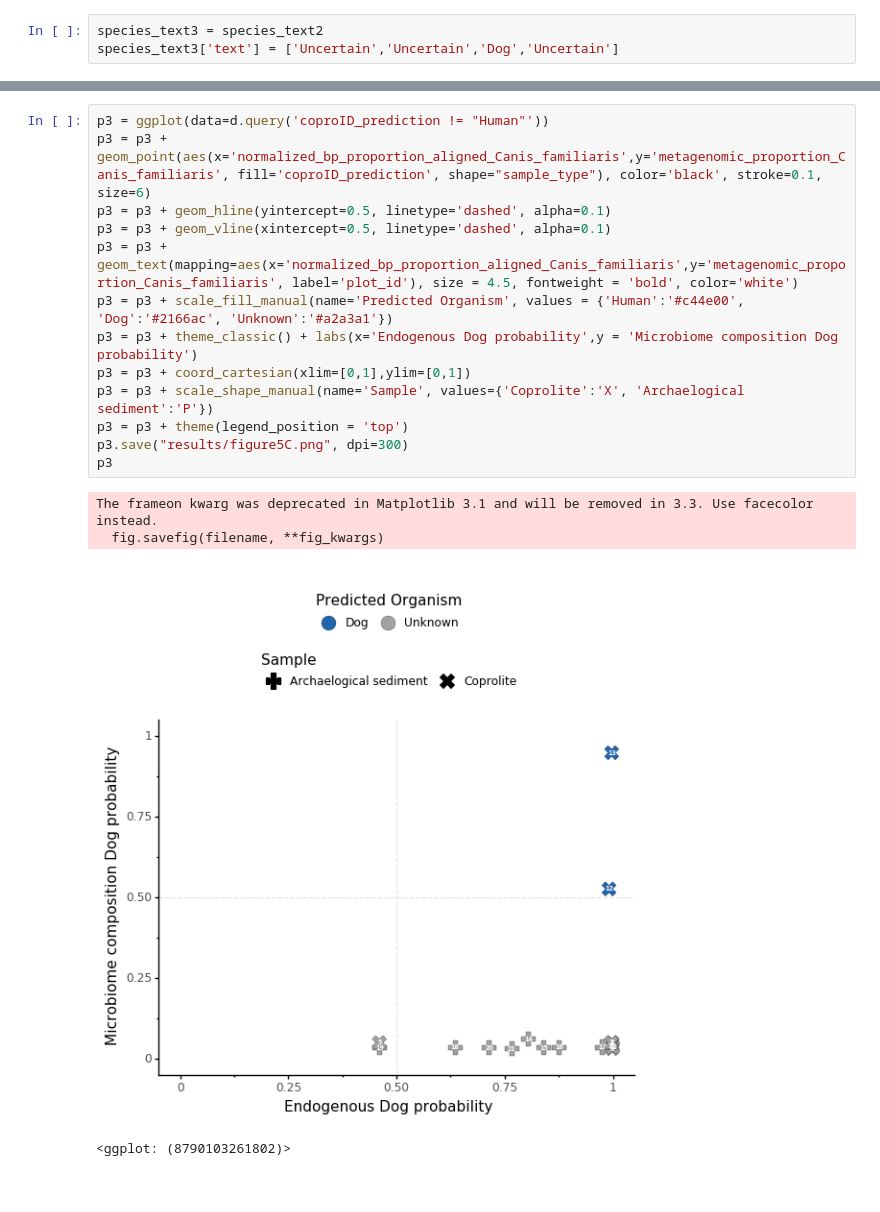
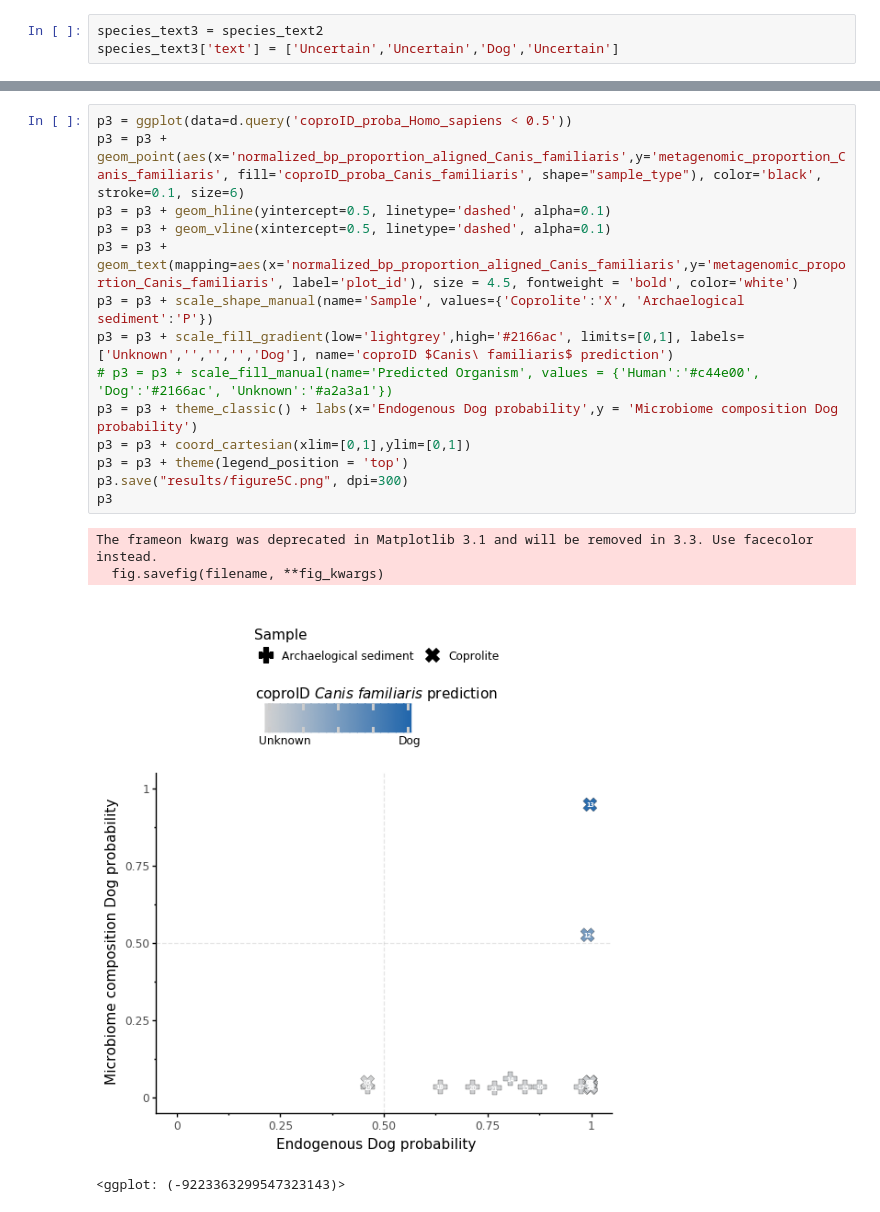
Before and after one commit to maxibor/coproid-article, a Jupyter notebook: figures/figure5/figure5.ipynb, the cells around one changed output, grey strips where cells are left out. Saved outputs shown, nothing was run; the diff lists cells and outputs as text.

```diff
--- a/figures/figure5/figure5.ipynb
+++ b/figures/figure5/figure5.ipynb
@@ -240,18 +248,19 @@ species_text3['text'] = ['Uncertain','Uncertain','Dog','Uncertain']
 # %%
-p3 = ggplot(data=d.query('coproID_prediction != "Human"'))
-p3 = p3 + geom_point(aes(x='normalized_bp_proportion_aligned_Canis_familiaris',y='metagenomic_proportion_Canis_familiaris', fill='coproID_prediction', shape="sample_type"), color='black', stroke=0.1, size=6)
+p3 = ggplot(data=d.query('coproID_proba_Homo_sapiens < 0.5'))
+p3 = p3 + geom_point(aes(x='normalized_bp_proportion_aligned_Canis_familiaris',y='metagenomic_proportion_Canis_familiaris', fill='coproID_proba_Canis_familiaris', shape="sample_type"), color='black', stroke=0.1, size=6)
 p3 = p3 + geom_hline(yintercept=0.5, linetype='dashed', alpha=0.1)
 p3 = p3 + geom_vline(xintercept=0.5, linetype='dashed', alpha=0.1)
 p3 = p3 + geom_text(mapping=aes(x='normalized_bp_proportion_aligned_Canis_familiaris',y='metagenomic_proportion_Canis_familiaris', label='plot_id'), size = 4.5, fontweight = 'bold', color='white')
-p3 = p3 + scale_fill_manual(name='Predicted Organism', values = {'Human':'#c44e00', 'Dog':'#2166ac', 'Unknown':'#a2a3a1'})
+p3 = p3 + scale_shape_manual(name='Sample', values={'Coprolite':'X', 'Archaelogical sediment':'P'})
+p3 = p3 + scale_fill_gradient(low='lightgrey',high='#2166ac', limits=[0,1], labels=['Unknown','','','','Dog'], name='coproID $Canis\ familiaris$ prediction')
+# p3 = p3 + scale_fill_manual(name='Predicted Organism', values = {'Human':'#c44e00', 'Dog':'#2166ac', 'Unknown':'#a2a3a1'})
 p3 = p3 + theme_classic() + labs(x='Endogenous Dog probability',y = 'Microbiome composition Dog probability')
 p3 = p3 + coord_cartesian(xlim=[0,1],ylim=[0,1])
-p3 = p3 + scale_shape_manual(name='Sample', values={'Coprolite':'X', 'Archaelogical sediment':'P'})
 p3 = p3 + theme(legend_position = 'top')
 p3.save("results/figure5C.png", dpi=300)
 p3
 # %% [output]
 The frameon kwarg was deprecated in Matplotlib 3.1 and will be removed in 3.3. Use facecolor instead.
   fig.savefig(filename, **fig_kwargs)
-[figure, old version]
+[figure, new version]
-<ggplot: (8790103261802)>
+<ggplot: (-9223363299547323143)>
```
Also changed, not shown: parts of 12 cells of this notebook, 13 other files.
